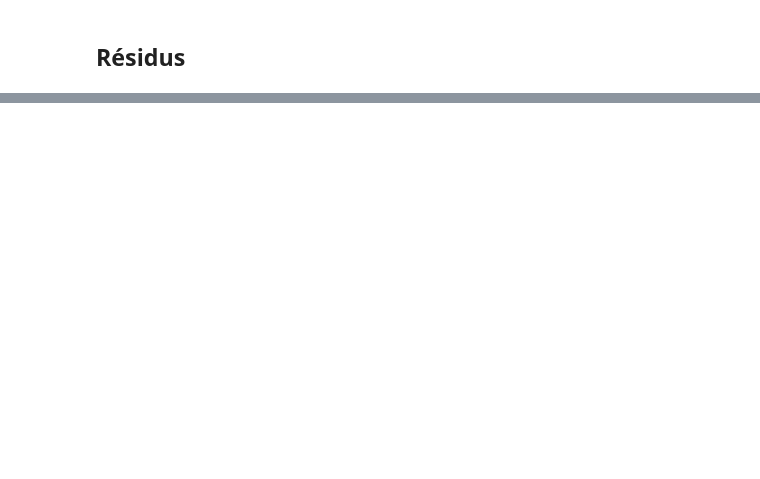
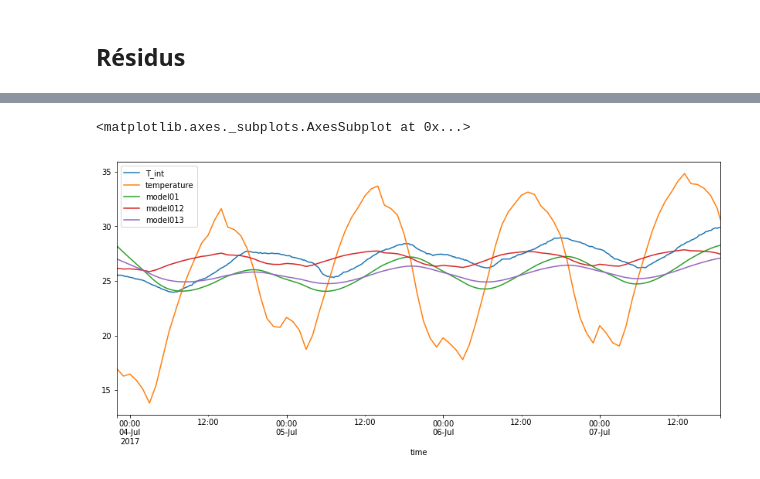
Before and after one commit to xdze2/thermique_appart, a Jupyter notebook: Model01.ipynb, the cells around one changed output, grey strips where cells are left out. Cells and saved outputs as stored; diff of their text form; code cells hidden in the pictures; blank space fills up the shorter version.

```diff
--- a/Model01.ipynb
+++ b/Model01.ipynb
@@ -166,0 +188,18 @@ plt.plot_date(df.index, df['T_int'], '-')
+# %%
+get_Text = lambda t : np.interp( t, time_sec, T_ext )
+
+flux = df_full['flux_tot'].as_matrix().flatten()
+
+
+def get_dTdt(  T, t, tau ):
+    return ( get_Text(t) - T )/tau
+# %%
+Tzero = 27
+tau = 4*3600
+res = odeint(get_dTdt, Tzero, time_sec, args=(tau, ) ) #, rtol=1e-2, atol=1e-2, h0=1200)
+# %%
+df['model013'] = res
+df.plot( figsize=(14, 6)  )
+# %% [output]
+<matplotlib.axes._subplots.AxesSubplot at 0x...>
+[figure, added]
```
Also changed, not shown: parts of 37 cells of this notebook, 2 other files.
